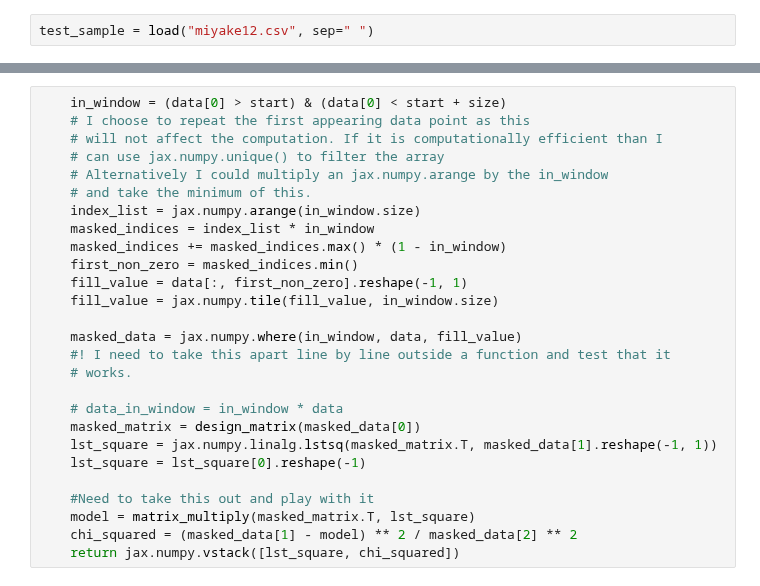
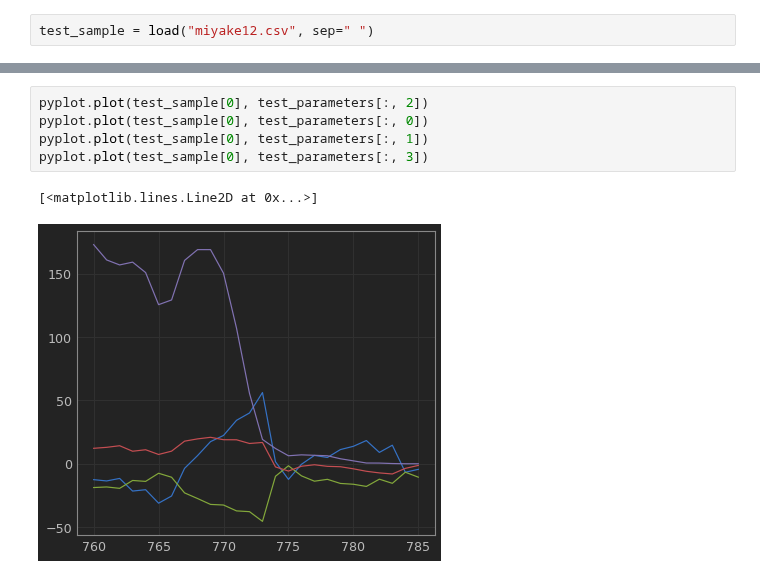
Before and after one commit to SharmaLlama/ticktack, a Jupyter notebook: notebooks/Injection_Recovery.ipynb, the cells around one changed output, grey strips where cells are left out. Saved outputs shown, nothing was run; the diff lists cells and outputs as text.

```diff
--- a/notebooks/Injection_Recovery.ipynb
+++ b/notebooks/Injection_Recovery.ipynb
@@ -174,27 +166,8 @@ pyplot.plot(test_sample[0], test_parameters[:, 2])
-# %%
-    in_window = (data[0] > start) & (data[0] < start + size)
-    # I choose to repeat the first appearing data point as this
-    # will not affect the computation. If it is computationally efficient than I
-    # can use jax.numpy.unique() to filter the array
-    # Alternatively I could multiply an jax.numpy.arange by the in_window
-    # and take the minimum of this.
-    index_list = jax.numpy.arange(in_window.size)
-    masked_indices = index_list * in_window
-    masked_indices += masked_indices.max() * (1 - in_window)
-    first_non_zero = masked_indices.min()
-    fill_value = data[:, first_non_zero].reshape(-1, 1)
-    fill_value = jax.numpy.tile(fill_value, in_window.size)
-
-    masked_data = jax.numpy.where(in_window, data, fill_value)
-    #! I need to take this apart line by line outside a function and test that it
-    # works.
-
-    # data_in_window = in_window * data
-    masked_matrix = design_matrix(masked_data[0])
-    lst_square = jax.numpy.linalg.lstsq(masked_matrix.T, masked_data[1].reshape(-1, 1))
-    lst_square = lst_square[0].reshape(-1)
-
-    #Need to take this out and play with it
-    model = matrix_multiply(masked_matrix.T, lst_square)
-    chi_squared = (masked_data[1] - model) ** 2 / masked_data[2] ** 2
-    return jax.numpy.vstack([lst_square, chi_squared])
+# %%
+pyplot.plot(test_sample[0], test_parameters[:, 2])
+pyplot.plot(test_sample[0], test_parameters[:, 0])
+pyplot.plot(test_sample[0], test_parameters[:, 1])
+pyplot.plot(test_sample[0], test_parameters[:, 3])
+# %% [output]
+[<matplotlib.lines.Line2D at 0x...>]
+[figure, added]
```
Also changed, not shown: parts of 6 cells of this notebook.
